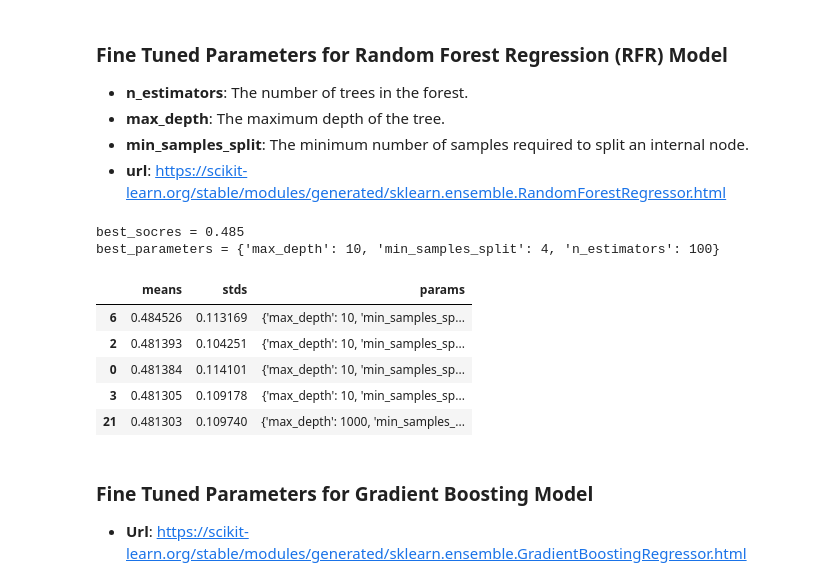
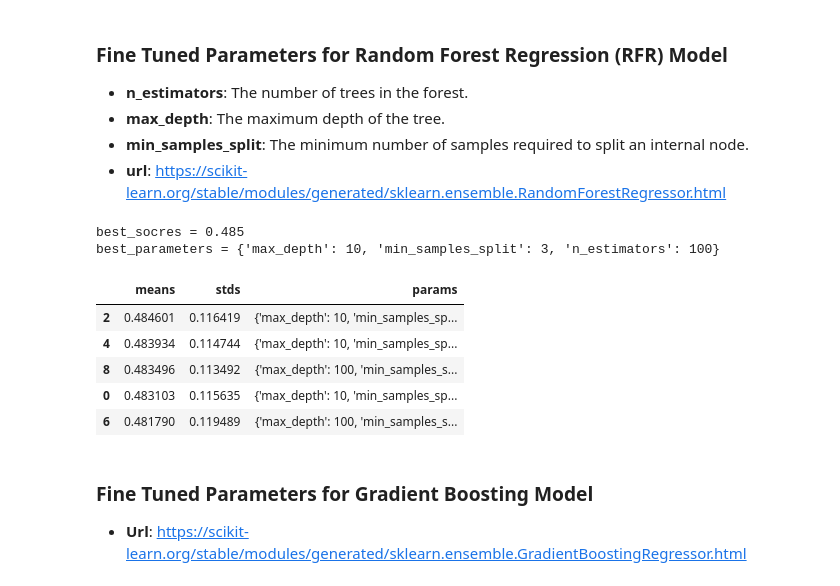
Before and after one commit to Weisewill/predictTc, a Jupyter notebook: Tc_Prediction.ipynb, the cells around one changed output. Cells and saved outputs as stored; diff of their text form; code cells hidden in the pictures.

```diff
--- a/Tc_Prediction.ipynb
+++ b/Tc_Prediction.ipynb
@@ -29,7 +46,7 @@ data.head(5)
     - Coordnate_Number, Magnetic_moment,  Bound_Length
 # %%
 ## get rid off nuisance features and drop NAN
-tab = data.drop(['Formula', 'Mag_atom', 'Near_Distance', 'Tc_std','material_id','SGR'],axis = 1)
+tab = data.drop(['Formula', 'Mag_atom', 'Tc_std','material_id','SGR'],axis = 1)
 tab = tab.dropna(axis=0)
 print("The dimension of this tab is", tab.shape)
 # %% [output]
@@ -46,4 +63,9 @@ scalar = StandardScaler(copy = True, with_mean = True, with_std = True)
 
 for i in range(tab.shape[1]):
     feature = np.array(tab.iloc[:,i]).reshape(tab.shape[0],1)
+    scalar.fit(feature)
+    if(tab.iloc[:,i].name == "Tc_avg"):
+        mean_Tc_avg = scalar.mean_
+        std_Tc_avg = np.sqrt(scalar.var_)
+        print("The mean and std for Tc_avg are: {}, {}".format(mean_Tc_avg, std_Tc_avg))
     tab.iloc[:,i] = scalar.fit_transform(feature)
@@ -159,19 +184,19 @@ best_parameters = {'alpha': 0.07, 'gamma': 0.02299999999999999}
 - **min_samples_split**: The minimum number of samples required to split an internal node.
 - **url**: https://scikit-learn.org/stable/modules/generated/sklearn.ensemble.RandomForestRegressor.html
 # %%
-parameters = {'max_depth': [10, 100, 1000], 'min_samples_split': [2, 3, 4], 'n_estimators': [100, 500, 1000]}
+parameters = {'max_depth': [10, 100], 'min_samples_split': [2, 3, 4], 'n_estimators': [100, 500]}
 model = RandomForestRegressor(random_state = 3)
-RFG_grid_search = grid_search(model, parameters, X, Y)
-report_grid_search(RFG_grid_search, parameters, show_number = 5)
+RFR_grid_search = grid_search(model, parameters, X, Y)
+report_grid_search(RFR_grid_search, parameters, show_number = 5)
 # %% [output]
 best_socres = 0.485
-best_parameters = {'max_depth': 10, 'min_samples_split': 4, 'n_estimators': 100}
+best_parameters = {'max_depth': 10, 'min_samples_split': 3, 'n_estimators': 100}
 |  | means | stds | params |
-| 6 | 0.484526 | 0.113169 | {'max_depth': 10, 'min_samples_sp... |
-| 2 | 0.481393 | 0.104251 | {'max_depth': 10, 'min_samples_sp... |
-| 0 | 0.481384 | 0.114101 | {'max_depth': 10, 'min_samples_sp... |
-| 3 | 0.481305 | 0.109178 | {'max_depth': 10, 'min_samples_sp... |
-| 21 | 0.481303 | 0.109740 | {'max_depth': 1000, 'min_samples_... |
+| 2 | 0.484601 | 0.116419 | {'max_depth': 10, 'min_samples_sp... |
+| 4 | 0.483934 | 0.114744 | {'max_depth': 10, 'min_samples_sp... |
+| 8 | 0.483496 | 0.113492 | {'max_depth': 100, 'min_samples_s... |
+| 0 | 0.483103 | 0.115635 | {'max_depth': 10, 'min_samples_sp... |
+| 6 | 0.481790 | 0.119489 | {'max_depth': 100, 'min_samples_s... |
 # %% [markdown]
 ### Fine Tuned Parameters for Gradient Boosting Model
 - **Url**: https://scikit-learn.org/stable/modules/generated/sklearn.ensemble.GradientBoostingRegressor.html
```
Also changed, not shown: parts of 22 cells of this notebook, 3 other files.
